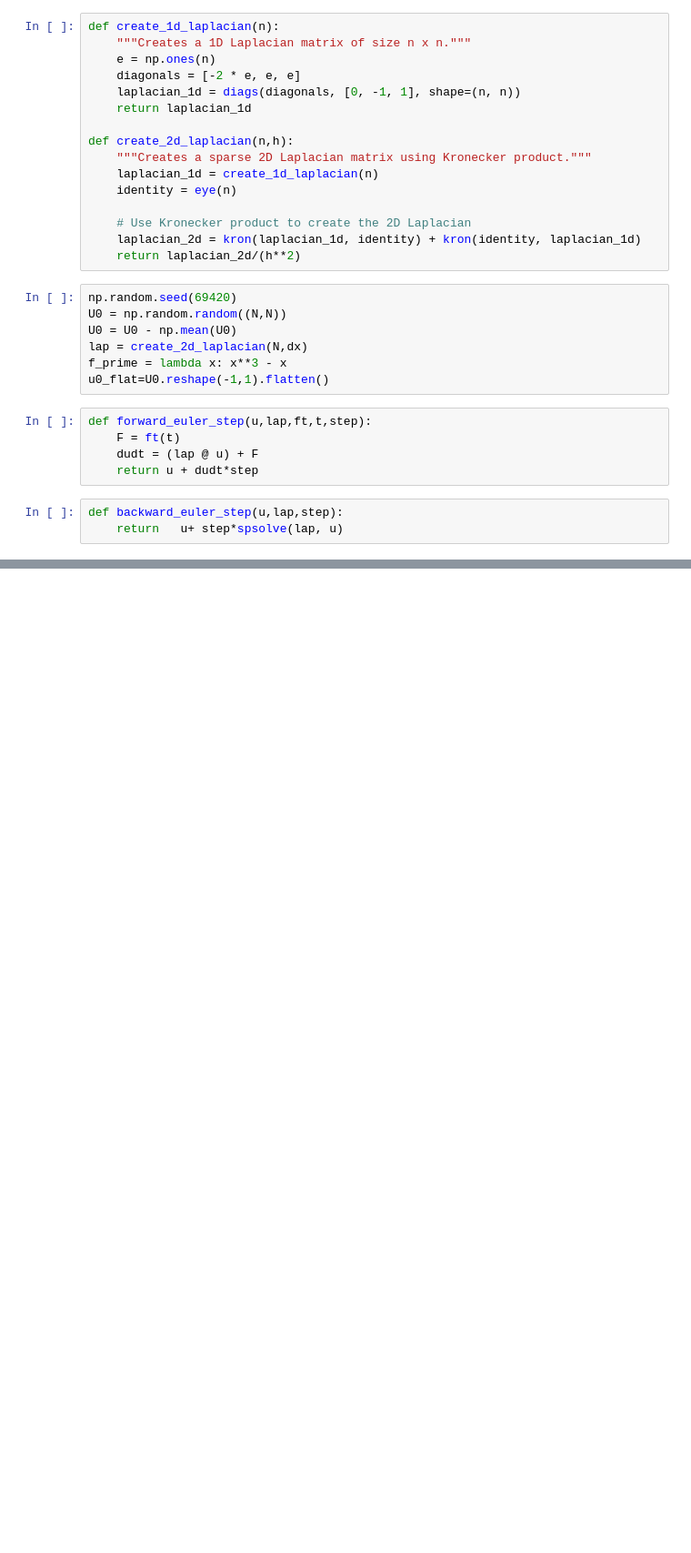
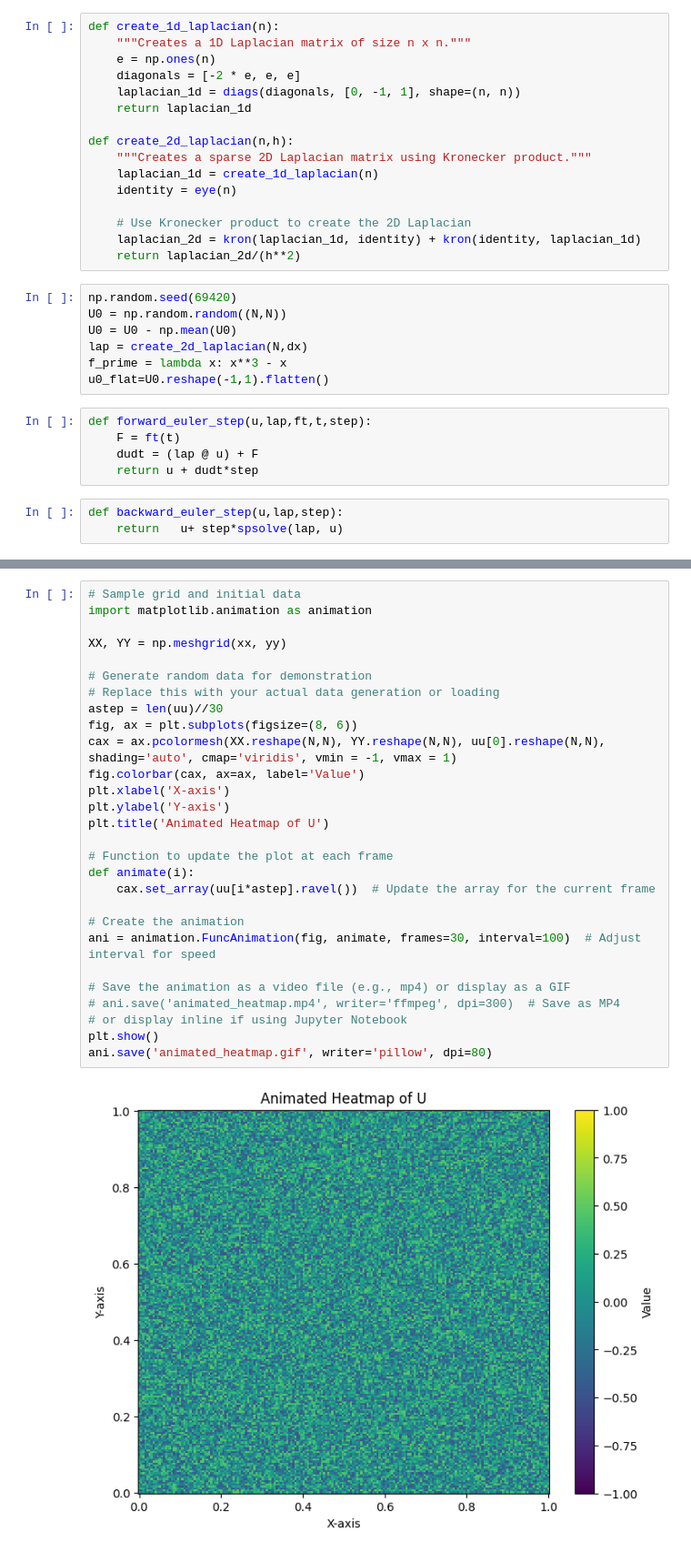
Before and after one commit to andrewholmberg/math_550_numerical_pdes, a Jupyter notebook: Homework 3/homework_3.ipynb, the cells around one changed output, grey strips where cells are left out. Shown at 91% size. Saved outputs shown, nothing was run; the diff lists cells and outputs as text; blank space fills up the shorter version.

```diff
--- a/Homework 3/homework_3.ipynb
+++ b/Homework 3/homework_3.ipynb
@@ -66,0 +98,30 @@ def run_forward_method(u,f,lap,t0,tend,step):
+# %%
+# Sample grid and initial data
+import matplotlib.animation as animation
+
+XX, YY = np.meshgrid(xx, yy)
+
+# Generate random data for demonstration
+# Replace this with your actual data generation or loading
+astep = len(uu)//30
+fig, ax = plt.subplots(figsize=(8, 6))
+cax = ax.pcolormesh(XX.reshape(N,N), YY.reshape(N,N), uu[0].reshape(N,N), shading='auto', cmap='viridis', vmin = -1, vmax = 1)
+fig.colorbar(cax, ax=ax, label='Value')
+plt.xlabel('X-axis')
+plt.ylabel('Y-axis')
+plt.title('Animated Heatmap of U')
+
+# Function to update the plot at each frame
+def animate(i):
+    cax.set_array(uu[i*astep].ravel())  # Update the array for the current frame
+
+# Create the animation
+ani = animation.FuncAnimation(fig, animate, frames=30, interval=100)  # Adjust interval for speed
+
+# Save the animation as a video file (e.g., mp4) or display as a GIF
+# ani.save('animated_heatmap.mp4', writer='ffmpeg', dpi=300)  # Save as MP4
+# or display inline if using Jupyter Notebook
+plt.show()
+ani.save('animated_heatmap.gif', writer='pillow', dpi=80)
+# %% [output]
+[figure, added]
```
Also changed, not shown: parts of 21 cells of this notebook, 1 other file.
